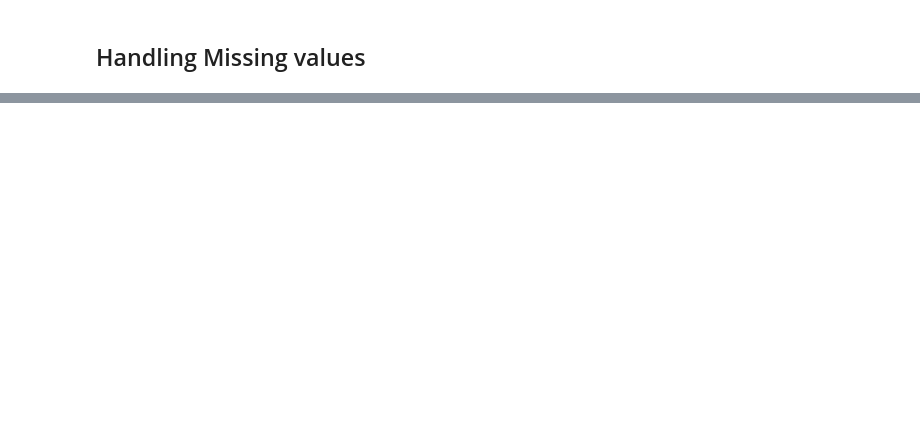
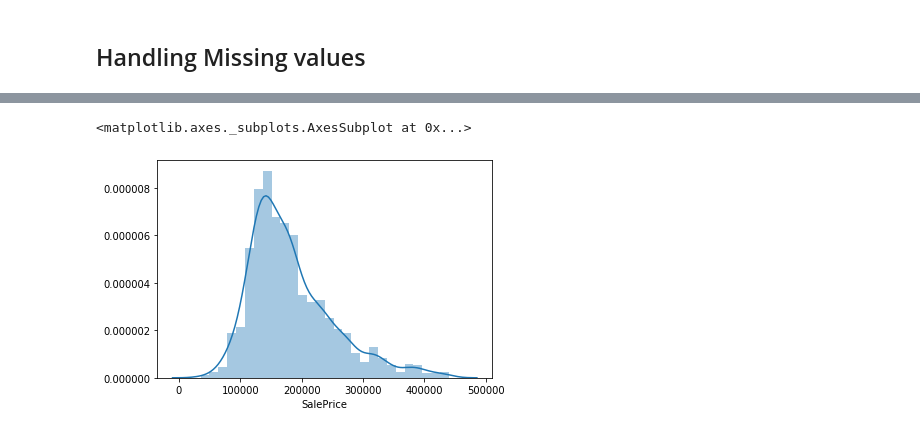
Before and after one commit to gangwarv/house-prices-advanced-regression-techniques, a Jupyter notebook: adv-house-price-model.ipynb, the cells around one changed output, grey strips where cells are left out. Cells and saved outputs as stored; diff of their text form; code cells hidden in the pictures; blank space fills up the shorter version.

```diff
--- a/adv-house-price-model.ipynb
+++ b/adv-house-price-model.ipynb
@@ -91,0 +194,5 @@ array([0, 1, 2])
+# %%
+sns.distplot(data_new['SalePrice'])
+# %% [output]
+<matplotlib.axes._subplots.AxesSubplot at 0x...>
+[figure, added]
```
Also changed, not shown: parts of 17 cells of this notebook.
